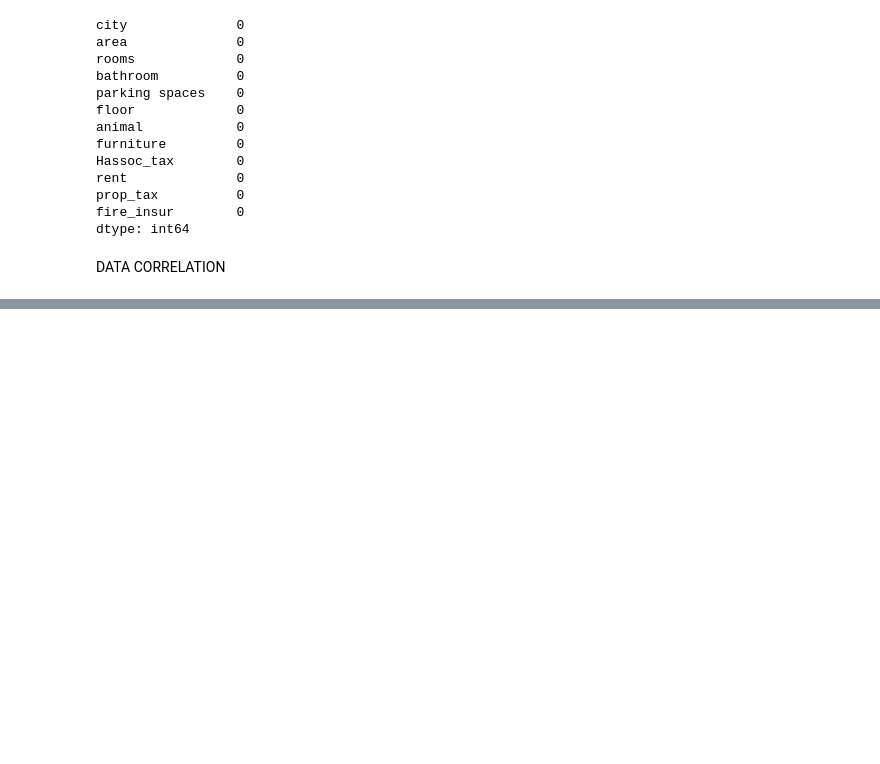
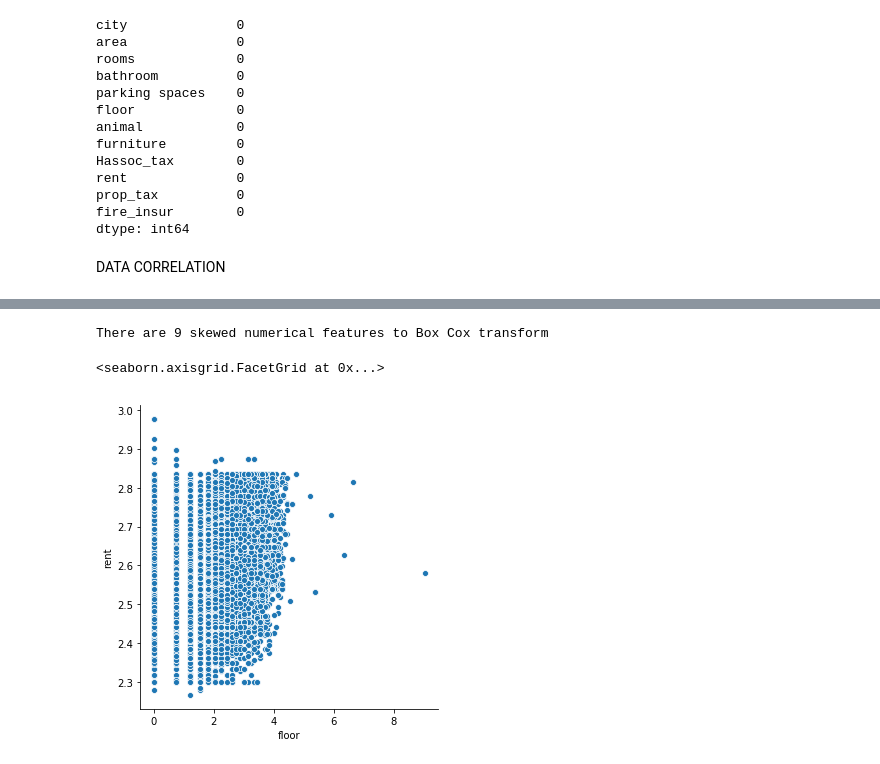
Before and after one commit to Nitin-Rana/house-rent-estimate, a Jupyter notebook: EDA1.ipynb, the cells around one changed output, grey strips where cells are left out. Drawn from its saved outputs; the diff is of its cells as text; code cells hidden in the pictures; blank space fills up the shorter version.

```diff
--- a/EDA1.ipynb
+++ b/EDA1.ipynb
@@ -154 +197,21 @@ DATA CORRELATION
+# %%
+skewness = skewness[abs(skewness) > 0.75]
+print("There are {} skewed numerical features to Box Cox transform".format(skewness.shape[0]))
+
+from scipy.special import boxcox1p
+skewed_features = skewness.index
+lam = 0.15
+for feat in skewed_features:
+    #all_data[feat] += 1
+    df[feat] = boxcox1p(df[feat], lam)
+
+#all_data[skewed_features] = np.log1p(all_data[skewed_features])
+# %% [output]
+There are 9 skewed numerical features to Box Cox transform
+# %%
+#plot after reducing skewness from the columns 'area' and 'rent'
+sns.relplot(x = 'floor', y='rent', data = df)
+# %% [output]
+<seaborn.axisgrid.FacetGrid at 0x...>
+[figure, added]
 # %%
```
Also changed, not shown: parts of 11 cells of this notebook.
